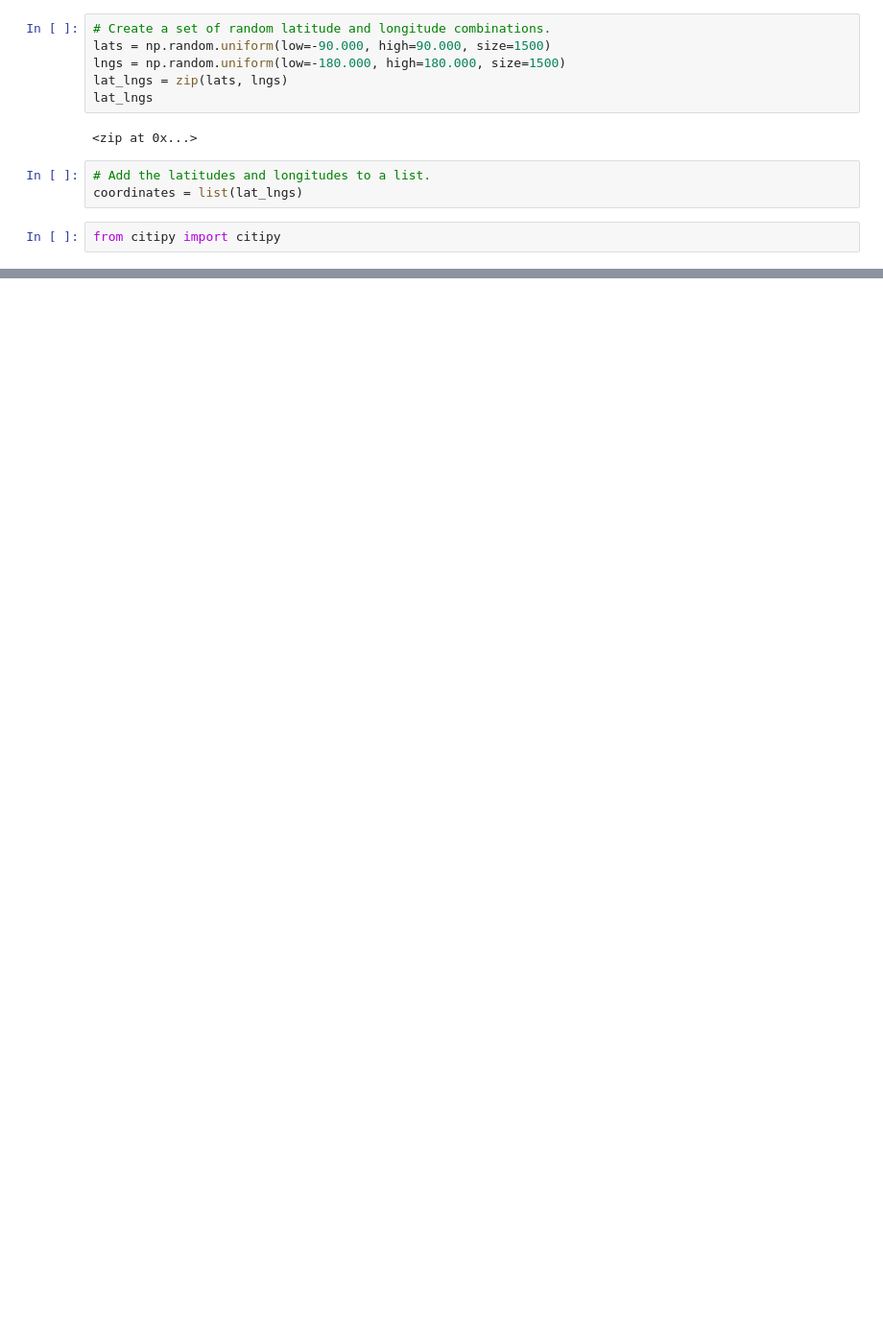
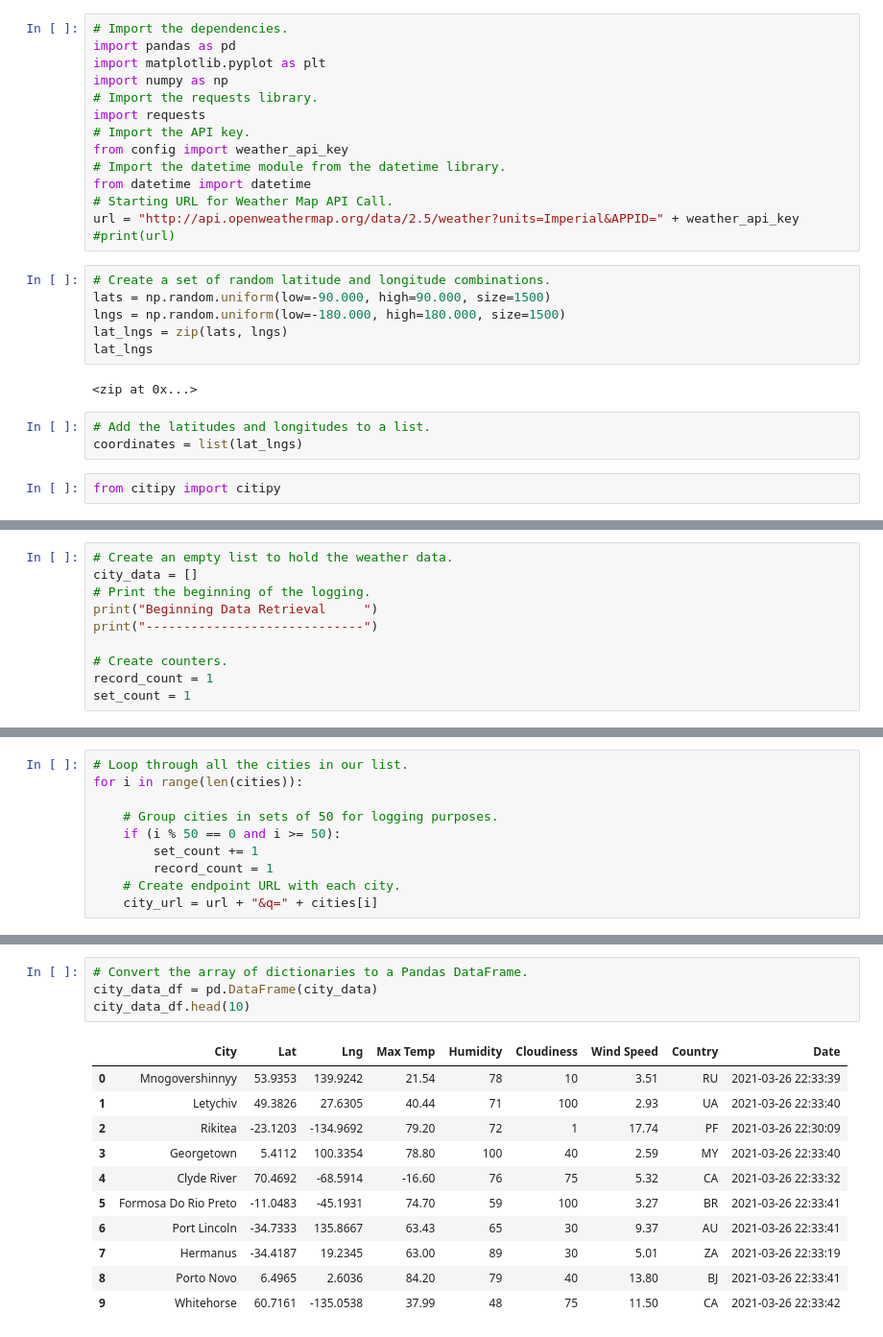
Before and after one commit to LalchandShivraj/World_Weather_Analysis, a Jupyter notebook: WeatherPy.ipynb, the cells around one changed output, grey strips where cells are left out. Shown at 96% size. Cells and saved outputs as stored; diff of their text form; blank space fills up the shorter version.

Commit message:
Adding weatherpy.ipynb and weather_data folder

```diff
--- a/WeatherPy.ipynb
+++ b/WeatherPy.ipynb
@@ -6,3 +1,17 @@ import numpy as np
+# %%
+# Import the dependencies.
+import pandas as pd
+import matplotlib.pyplot as plt
+import numpy as np
+# Import the requests library.
+import requests
+# Import the API key.
+from config import weather_api_key
+# Import the datetime module from the datetime library.
+from datetime import datetime
+# Starting URL for Weather Map API Call.
+url = "http://api.openweathermap.org/data/2.5/weather?units=Imperial&APPID=" + weather_api_key
+#print(url)
 # %%
 # Create a set of random latitude and longitude combinations.
 lats = np.random.uniform(low=-90.000, high=90.000, size=1500)
@@ -54,0 +64,10 @@ basco ph
+# %%
+# Create an empty list to hold the weather data.
+city_data = []
+# Print the beginning of the logging.
+print("Beginning Data Retrieval     ")
+print("-----------------------------")
+
+# Create counters.
+record_count = 1
+set_count = 1
@@ -54,0 +77,10 @@ basco ph
+# %%
+# Loop through all the cities in our list.
+for i in range(len(cities)):
+
+    # Group cities in sets of 50 for logging purposes.
+    if (i % 50 == 0 and i >= 50):
+        set_count += 1
+        record_count = 1
+    # Create endpoint URL with each city.
+    city_url = url + "&q=" + cities[i]
@@ -54,0 +154,16 @@ basco ph
+# %%
+# Convert the array of dictionaries to a Pandas DataFrame.
+city_data_df = pd.DataFrame(city_data)
+city_data_df.head(10)
+# %% [output]
+|  | City | Lat | Lng | Max Temp | Humidity | Cloudiness | Wind Speed | Country | Date |
+| 0 | Mnogovershinnyy | 53.9353 | 139.9242 | 21.54 | 78 | 10 | 3.51 | RU | 2021-03-26 22:33:39 |
+| 1 | Letychiv | 49.3826 | 27.6305 | 40.44 | 71 | 100 | 2.93 | UA | 2021-03-26 22:33:40 |
+| 2 | Rikitea | -23.1203 | -134.9692 | 79.20 | 72 | 1 | 17.74 | PF | 2021-03-26 22:30:09 |
+| 3 | Georgetown | 5.4112 | 100.3354 | 78.80 | 100 | 40 | 2.59 | MY | 2021-03-26 22:33:40 |
+| 4 | Clyde River | 70.4692 | -68.5914 | -16.60 | 76 | 75 | 5.32 | CA | 2021-03-26 22:33:32 |
+| 5 | Formosa Do Rio Preto | -11.0483 | -45.1931 | 74.70 | 59 | 100 | 3.27 | BR | 2021-03-26 22:33:41 |
+| 6 | Port Lincoln | -34.7333 | 135.8667 | 63.43 | 65 | 30 | 9.37 | AU | 2021-03-26 22:33:41 |
+| 7 | Hermanus | -34.4187 | 19.2345 | 63.00 | 89 | 30 | 5.01 | ZA | 2021-03-26 22:33:19 |
+| 8 | Porto Novo | 6.4965 | 2.6036 | 84.20 | 79 | 40 | 13.80 | BJ | 2021-03-26 22:33:41 |
+| 9 | Whitehorse | 60.7161 | -135.0538 | 37.99 | 48 | 75 | 11.50 | CA | 2021-03-26 22:33:42 |
```
Also changed, not shown: parts of 7 cells of this notebook, 3 other files.
